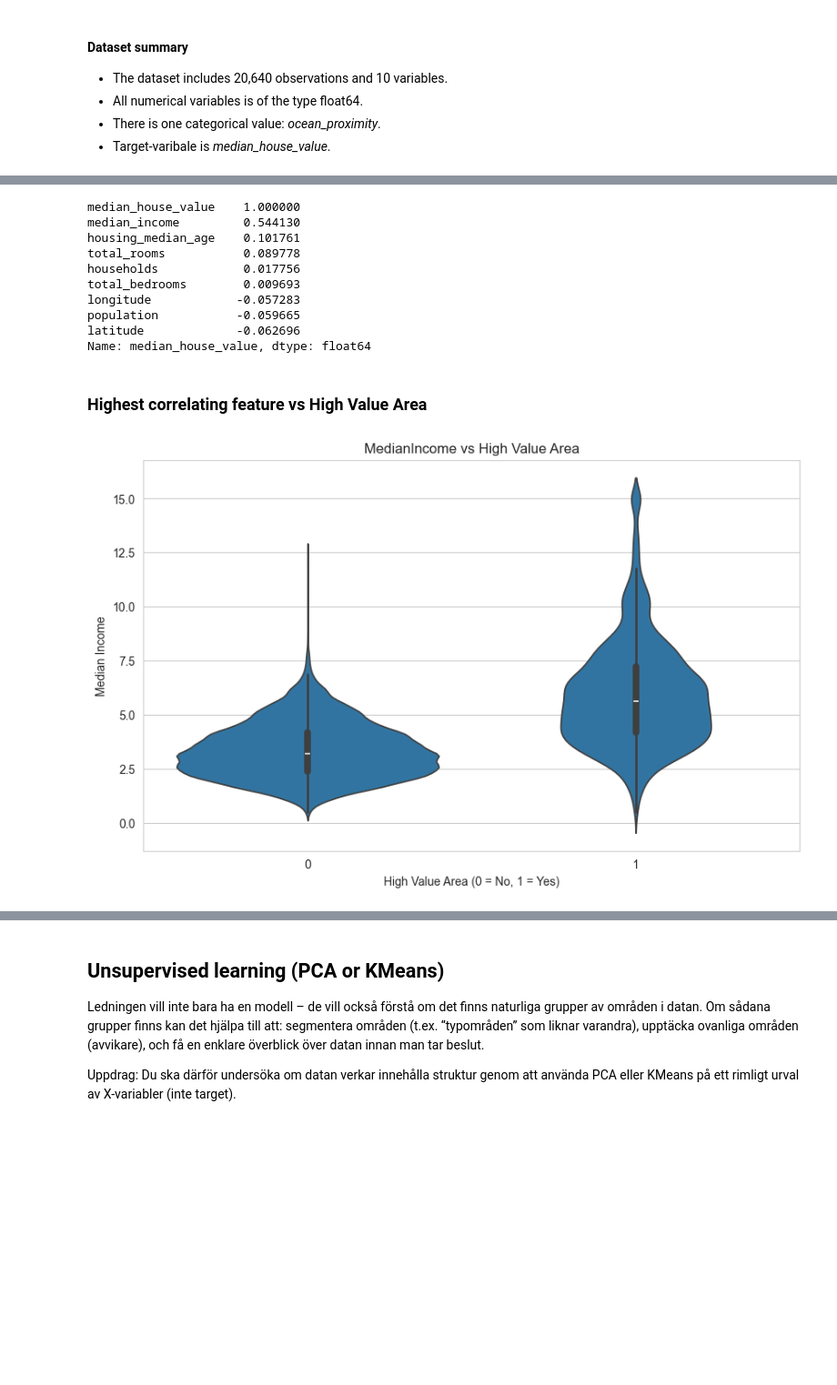
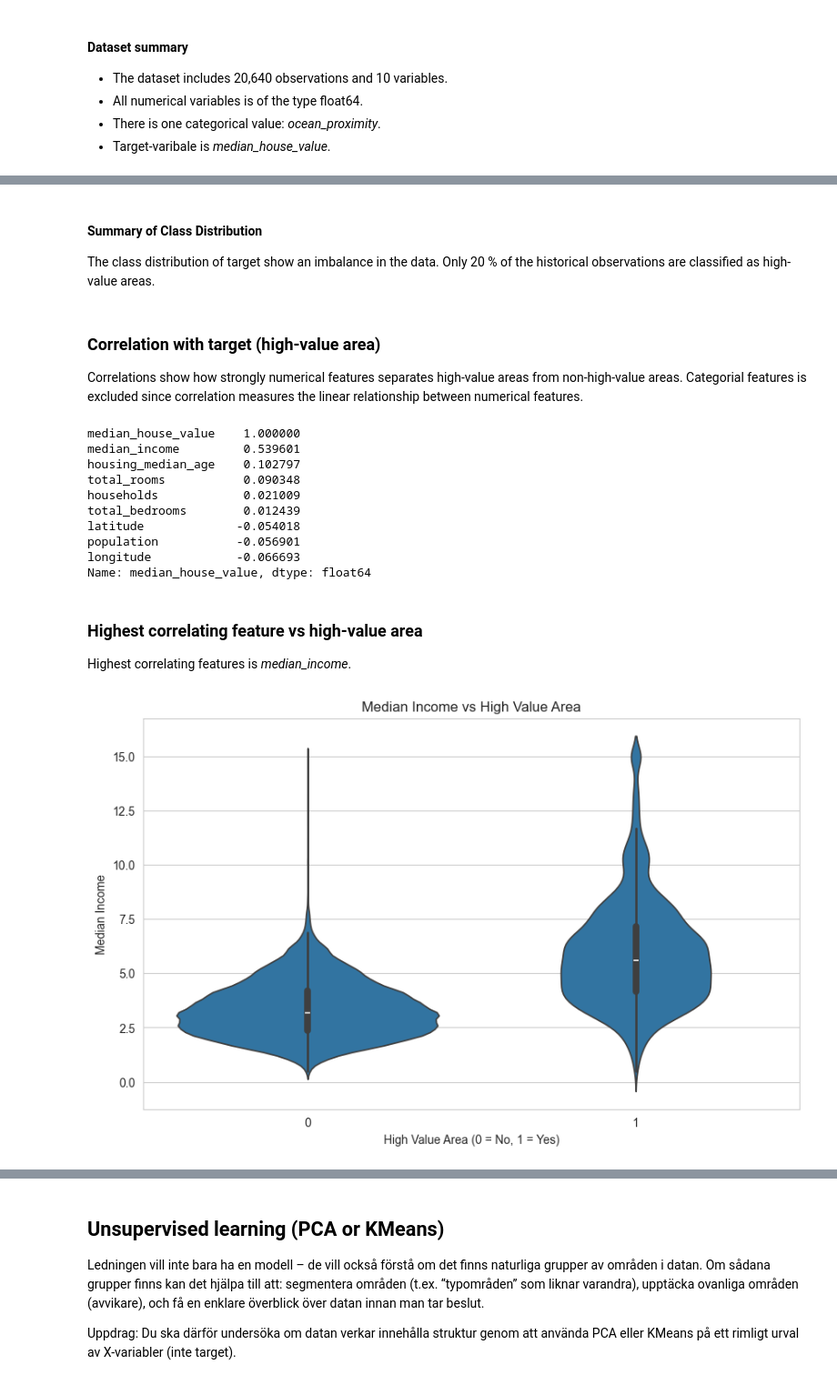
Before and after one commit to belson-h/PythonMLProject---California-Housing, a Jupyter notebook: housing_report.ipynb, the cells around one changed output, grey strips where cells are left out. Shown at 91% size. Drawn from its saved outputs; the diff is of its cells as text; code cells hidden in the pictures; blank space fills up the shorter version.

```diff
--- a/housing_report.ipynb
+++ b/housing_report.ipynb
@@ -249,6 +175,13 @@ How strongly does the numerical features separate high-value vs low-value areas?
+# %% [markdown]
+#### Summary of Class Distribution
+The class distribution of target show an imbalance in the data. Only 20 % of the historical observations are classified as high-value areas.
+# %% [markdown]
+### Correlation with target (high-value area)
+
+Correlations show how strongly numerical features separates high-value areas from non-high-value areas. Categorial features is excluded since correlation measures the linear relationship between numerical features.
 # %%
-train_with_target = X_train.copy()
-train_with_target["median_house_value"] = y_train
+train_with_target = X_full.copy()
+train_with_target["median_house_value"] = y_full
 
 corr_with_target = (
     train_with_target
@@ -260,26 +193,28 @@ corr_with_target = (
 print(corr_with_target)
 # %% [output]
 median_house_value    1.000000
-median_income         0.544130
-housing_median_age    0.101761
-total_rooms           0.089778
-households            0.017756
-total_bedrooms        0.009693
-longitude            -0.057283
-population           -0.059665
-latitude             -0.062696
+median_income         0.539601
+housing_median_age    0.102797
+total_rooms           0.090348
+households            0.021009
+total_bedrooms        0.012439
+latitude             -0.054018
+population           -0.056901
+longitude            -0.066693
 Name: median_house_value, dtype: float64
 # %% [markdown]
-### Highest correlating feature vs High Value Area
+### Highest correlating feature vs high-value area
+
+Highest correlating features is *median_income*.
 # %%
 sns.violinplot(
-    x=y_train,
-    y=X_train["median_income"]
+    x=y_full,
+    y=X_full["median_income"]
    )
 plt.xlabel("High Value Area (0 = No, 1 = Yes)")
 plt.ylabel("Median Income")
 plt.title("Median Income vs High Value Area")
 plt.show()
 # %% [output]
-[figure, old version]
+[figure, new version]
 # %% [markdown]
```
Also changed, not shown: parts of 44 cells of this notebook.
